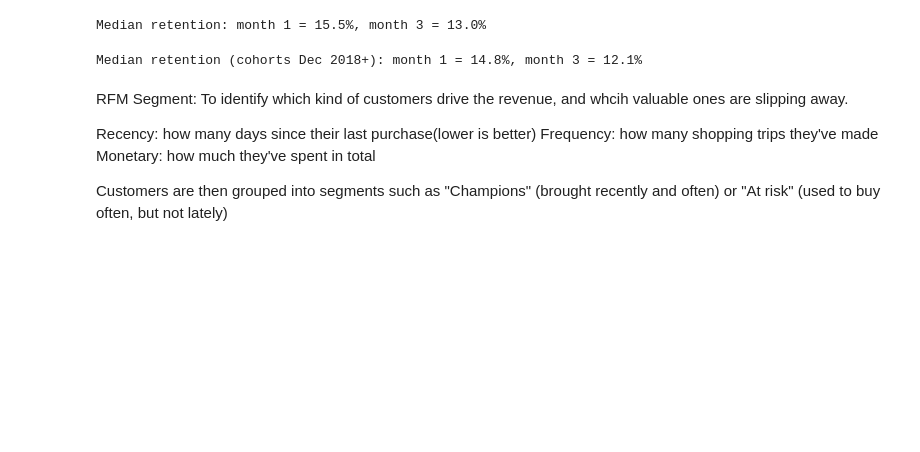
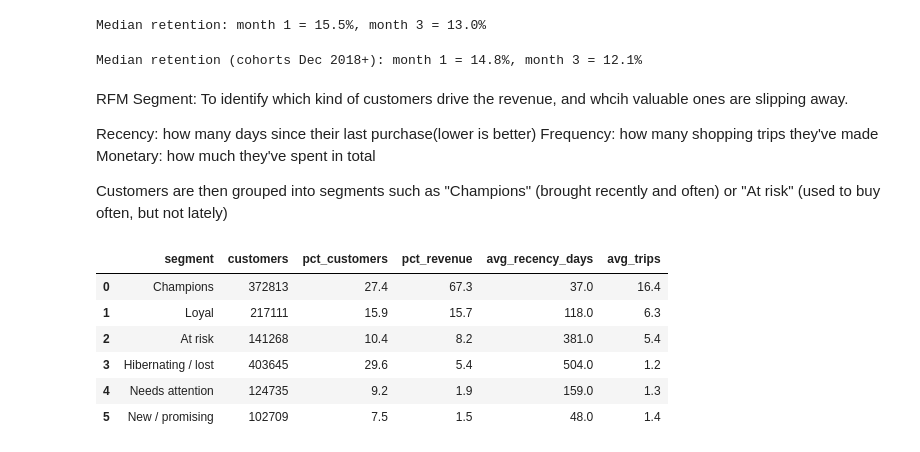
Before and after one commit to WoahImCoding/ecommerce-recommender, a Jupyter notebook: notebooks/02_product_analytics.ipynb, the cells around one changed output. Saved outputs shown, nothing was run; the diff lists cells and outputs as text; code cells hidden in the pictures; blank space fills up the shorter version.

```diff
--- a/notebooks/02_product_analytics.ipynb
+++ b/notebooks/02_product_analytics.ipynb
@@ -141,3 +141,14 @@ Frequency: how many shopping trips they've made
 Monetary: how much they've spent in total
 
 Customers are then grouped into segments such as "Champions" (brought recently and often) or "At risk" (used to buy often, but not lately)
+# %%
+rfm = run_sql("03_rfm.sql")
+rfm
+# %% [output]
+|  | segment | customers | pct_customers | pct_revenue | avg_recency_days | avg_trips |
+| 0 | Champions | 372813 | 27.4 | 67.3 | 37.0 | 16.4 |
+| 1 | Loyal | 217111 | 15.9 | 15.7 | 118.0 | 6.3 |
+| 2 | At risk | 141268 | 10.4 | 8.2 | 381.0 | 5.4 |
+| 3 | Hibernating / lost | 403645 | 29.6 | 5.4 | 504.0 | 1.2 |
+| 4 | Needs attention | 124735 | 9.2 | 1.9 | 159.0 | 1.3 |
+| 5 | New / promising | 102709 | 7.5 | 1.5 | 48.0 | 1.4 |
```
Also changed, not shown: parts of 5 cells of this notebook, 4 other files.
